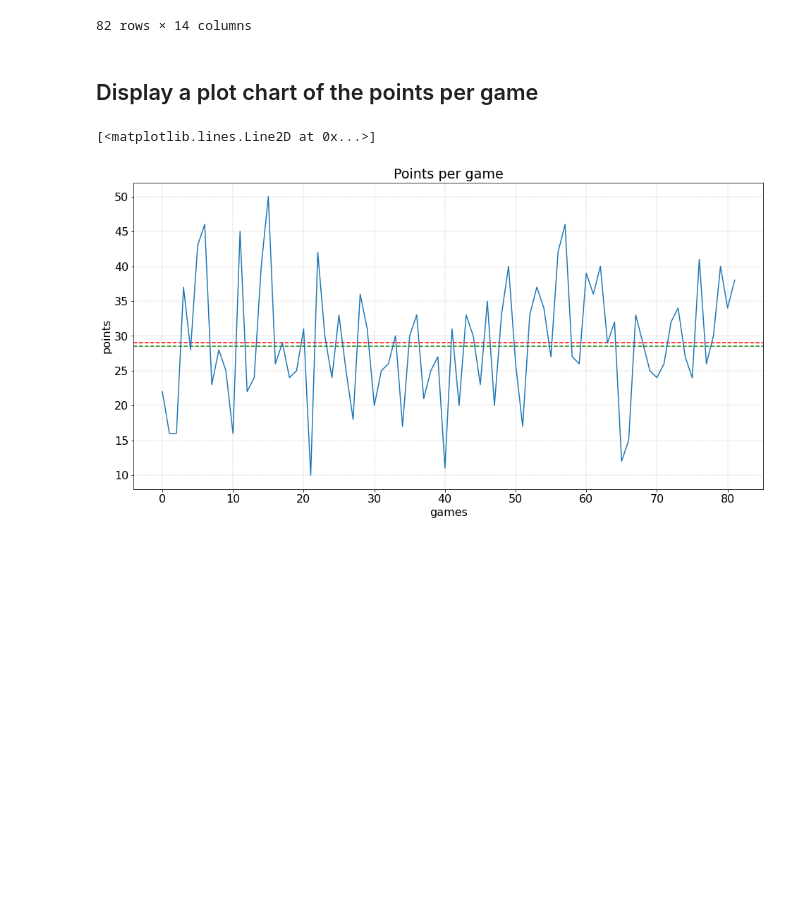
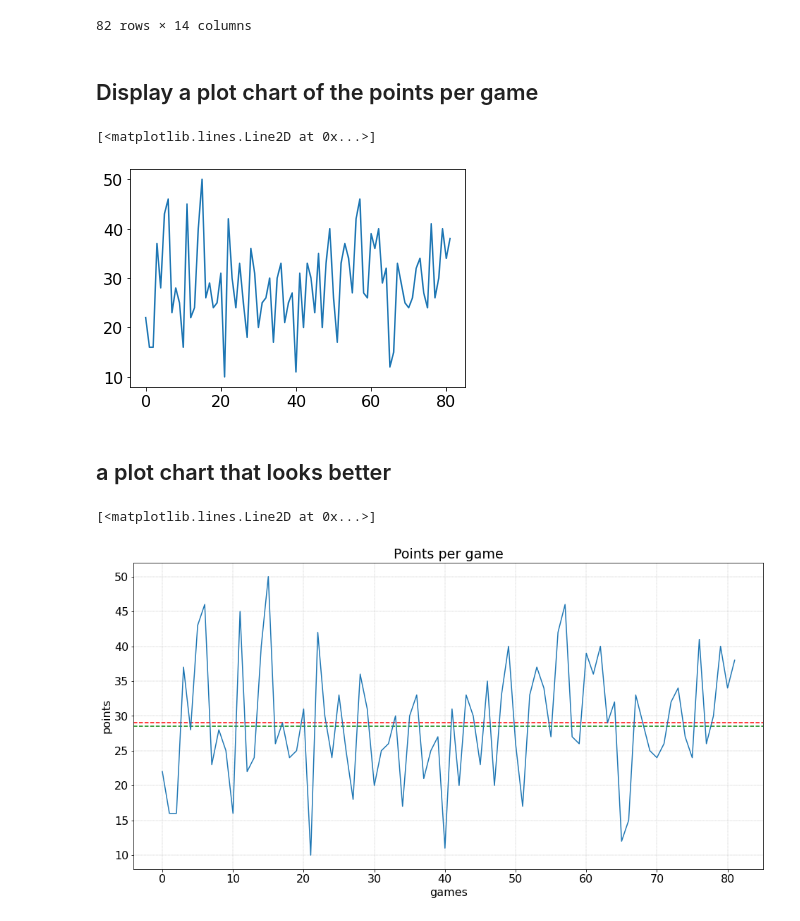
Before and after one commit to yanivharpaz/Python-Basic-001, a Jupyter notebook: nba_soup_01.ipynb, the cells around one changed output. Saved outputs shown, nothing was run; the diff lists cells and outputs as text; code cells hidden in the pictures; blank space fills up the shorter version.

```diff
--- a/nba_soup_01.ipynb
+++ b/nba_soup_01.ipynb
@@ -61,6 +79,13 @@ dStats
 82 rows × 14 columns
 # %% [markdown]
 ## Display a plot chart of the points per game
+# %%
+plt.plot(dStats['pts'].astype(float))
+# %% [output]
+[<matplotlib.lines.Line2D at 0x...>]
+[figure, added]
+# %% [markdown]
+## a plot chart that looks better
 # %%
 plt.figure (figsize=(16,8))
 plt.title  ('Points per game')
```
Also changed, not shown: parts of 2 cells of this notebook, 1 other file.
